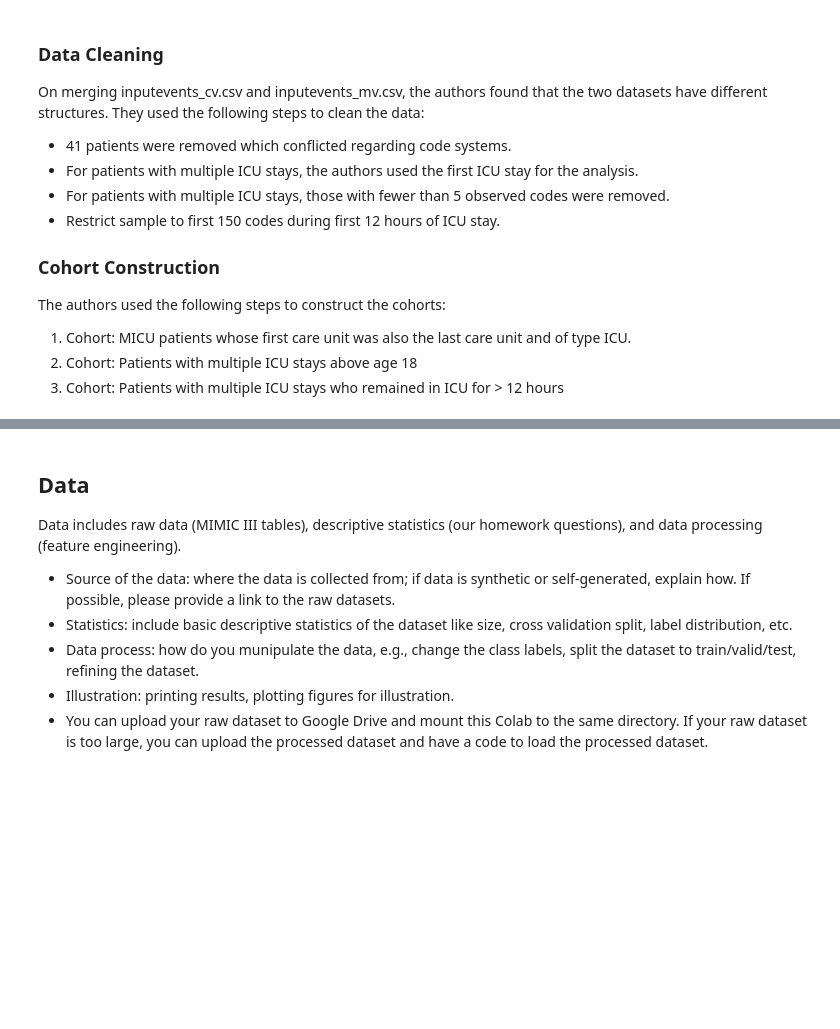
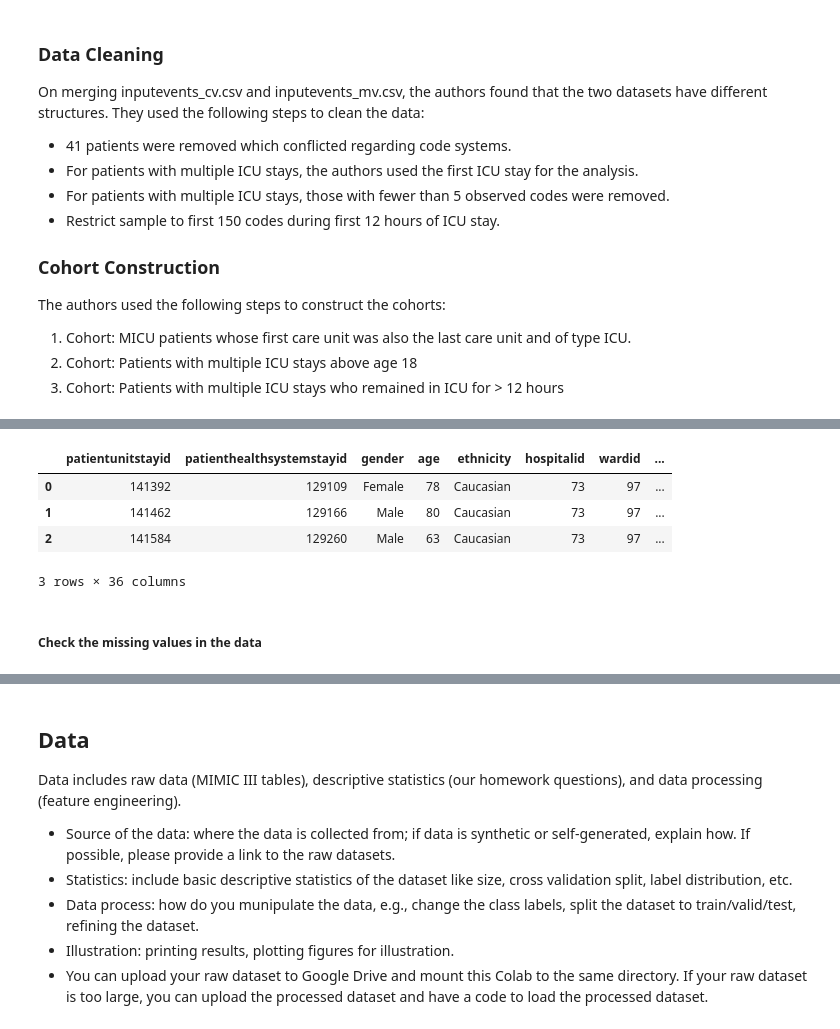
Before and after one commit to constantinkappel/dlh_project, a Jupyter notebook: DL4H_Team_86_normank2_ajangid2_daniel43.ipynb, the cells around one changed output, grey strips where cells are left out. Drawn from its saved outputs; the diff is of its cells as text; code cells hidden in the pictures; blank space fills up the shorter version.

```diff
--- a/DL4H_Team_86_normank2_ajangid2_daniel43.ipynb
+++ b/DL4H_Team_86_normank2_ajangid2_daniel43.ipynb
@@ -146,0 +226,10 @@ from google.colab import drive
+# %%
+eicu_cohort.head(3)
+# %% [output]
+|  | patientunitstayid | patienthealthsystemstayid | gender | age | ethnicity | hospitalid | wardid | ... |
+| 0 | 141392 | 129109 | Female | 78 | Caucasian | 73 | 97 | ... |
+| 1 | 141462 | 129166 | Male | 80 | Caucasian | 73 | 97 | ... |
+| 2 | 141584 | 129260 | Male | 63 | Caucasian | 73 | 97 | ... |
+3 rows × 36 columns
+# %% [markdown]
+##### Check the missing values in the data
```
Also changed, not shown: parts of 26 cells of this notebook, 12 other files.
